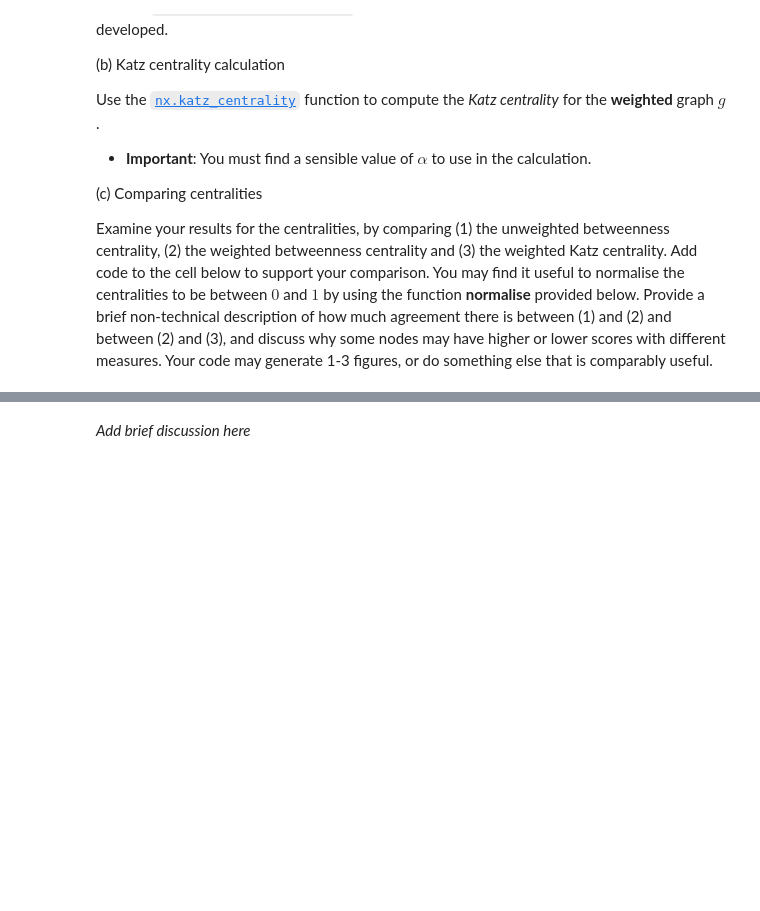
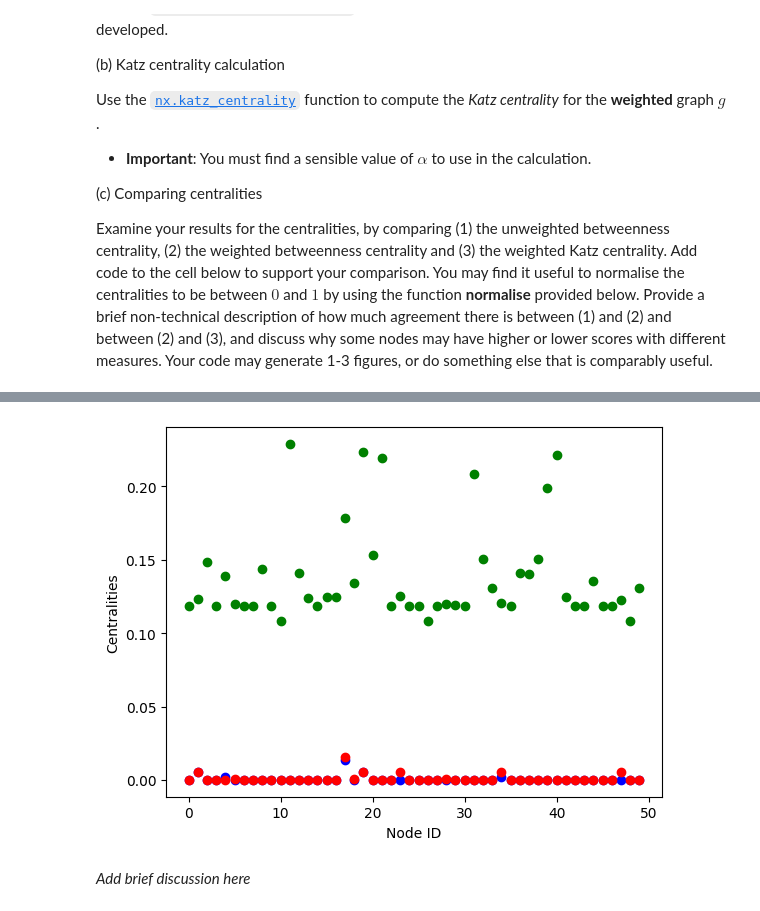
Before and after one commit to Nicholas-Andreou/Network-Science, a Jupyter notebook: Coursework/Coursework1.ipynb, the cells around one changed output, grey strips where cells are left out. Drawn from its saved outputs; the diff is of its cells as text; code cells hidden in the pictures; blank space fills up the shorter version.

```diff
--- a/Coursework/Coursework1.ipynb
+++ b/Coursework/Coursework1.ipynb
@@ -124,3 +197,20 @@ def normalise(values):
+# %%
+x_vals = range(0, N)
+
+y_unweight_vals = list(unweighted_between.values())
+y_weight_vals = list(weighted_between.values())
+y_katz_vals = list(katz_centrality.values())
+
+plt.ylabel('Centralities')
+plt.xlabel('Node ID')
+
+plt.plot(x_vals, y_unweight_vals, 'bo')
+plt.plot(x_vals, y_weight_vals, 'ro')
+plt.plot(x_vals, y_katz_vals, 'go')
+
+plt.show()
+# %% [output]
+[figure, added]
 # %% [markdown]
 *Add brief discussion here*
 # %% [markdown]
```
Also changed, not shown: parts of 9 cells of this notebook, 2 other files.
